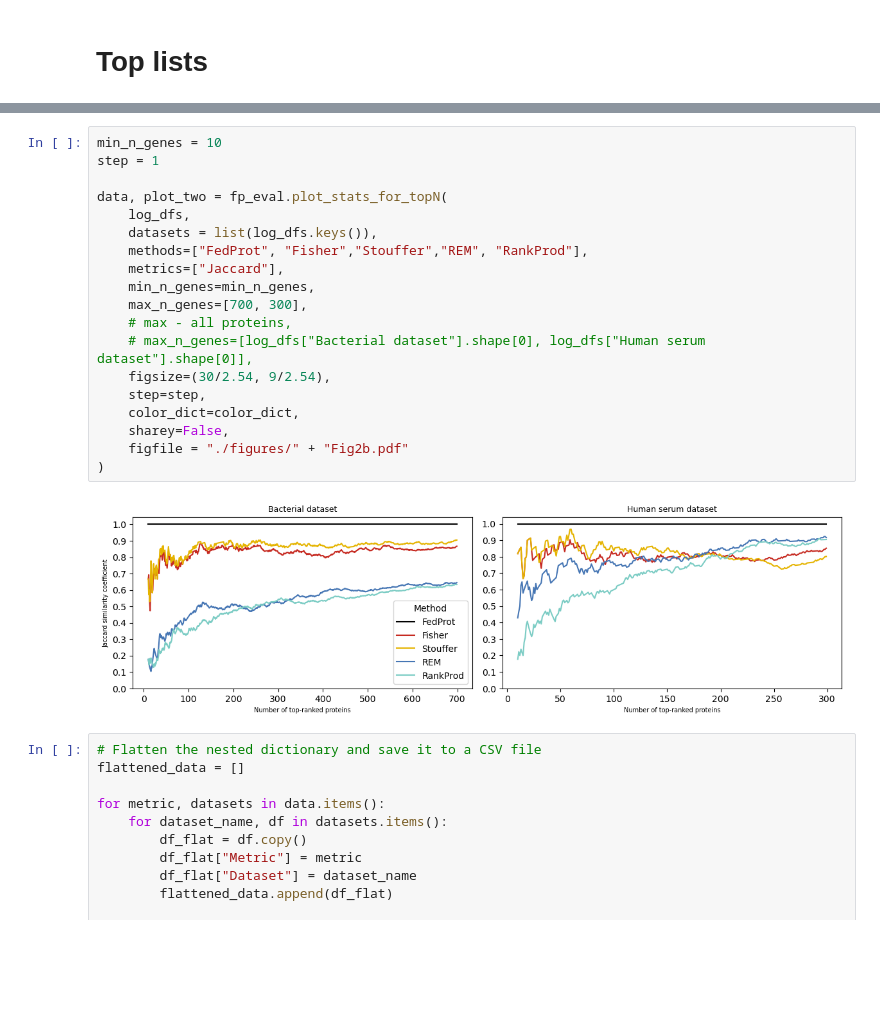
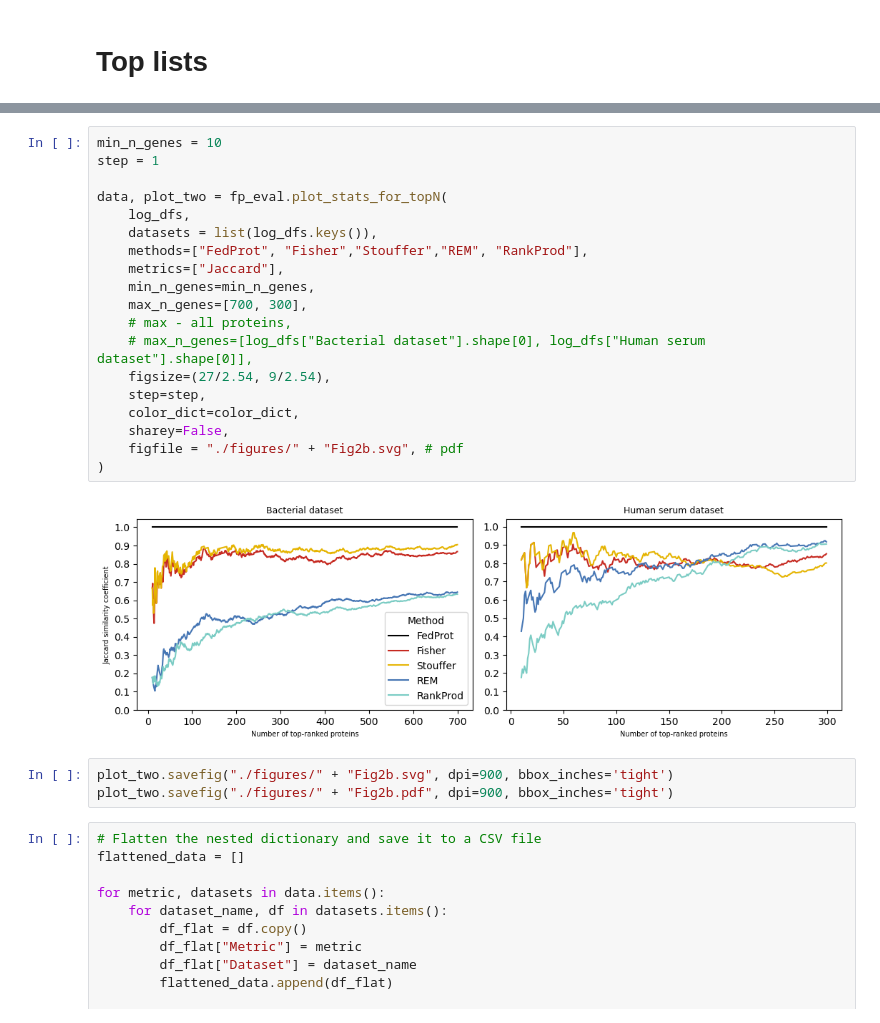
Before and after one commit to Freddsle/FedProt, a Jupyter notebook: evaluation/aggregated_eval/features_intersection.ipynb, the cells around one changed output, grey strips where cells are left out. Cells and saved outputs as stored; diff of their text form; blank space fills up the shorter version.

Commit message:
updated code for figures

```diff
--- a/evaluation/aggregated_eval/features_intersection.ipynb
+++ b/evaluation/aggregated_eval/features_intersection.ipynb
@@ -282,24 +282,27 @@ RankProd  1.0  33.0  0.666667
 # %%
 min_n_genes = 10
 step = 1
 
 data, plot_two = fp_eval.plot_stats_for_topN(
     log_dfs,
     datasets = list(log_dfs.keys()),
     methods=["FedProt", "Fisher","Stouffer","REM", "RankProd"],
     metrics=["Jaccard"],
     min_n_genes=min_n_genes,
     max_n_genes=[700, 300],
     # max - all proteins,
     # max_n_genes=[log_dfs["Bacterial dataset"].shape[0], log_dfs["Human serum dataset"].shape[0]],
-    figsize=(30/2.54, 9/2.54),
+    figsize=(27/2.54, 9/2.54),
     step=step,
     color_dict=color_dict,
     sharey=False,
-    figfile = "./figures/" + "Fig2b.pdf"
+    figfile = "./figures/" + "Fig2b.svg", # pdf
 )
 # %% [output]
-[figure, old version]
+[figure, new version]
+# %%
+plot_two.savefig("./figures/" + "Fig2b.svg", dpi=900, bbox_inches='tight')
+plot_two.savefig("./figures/" + "Fig2b.pdf", dpi=900, bbox_inches='tight')
 # %%
 # Flatten the nested dictionary and save it to a CSV file
 flattened_data = []
```
Also changed, not shown: parts of 1 cell of this notebook, 9 other files.
